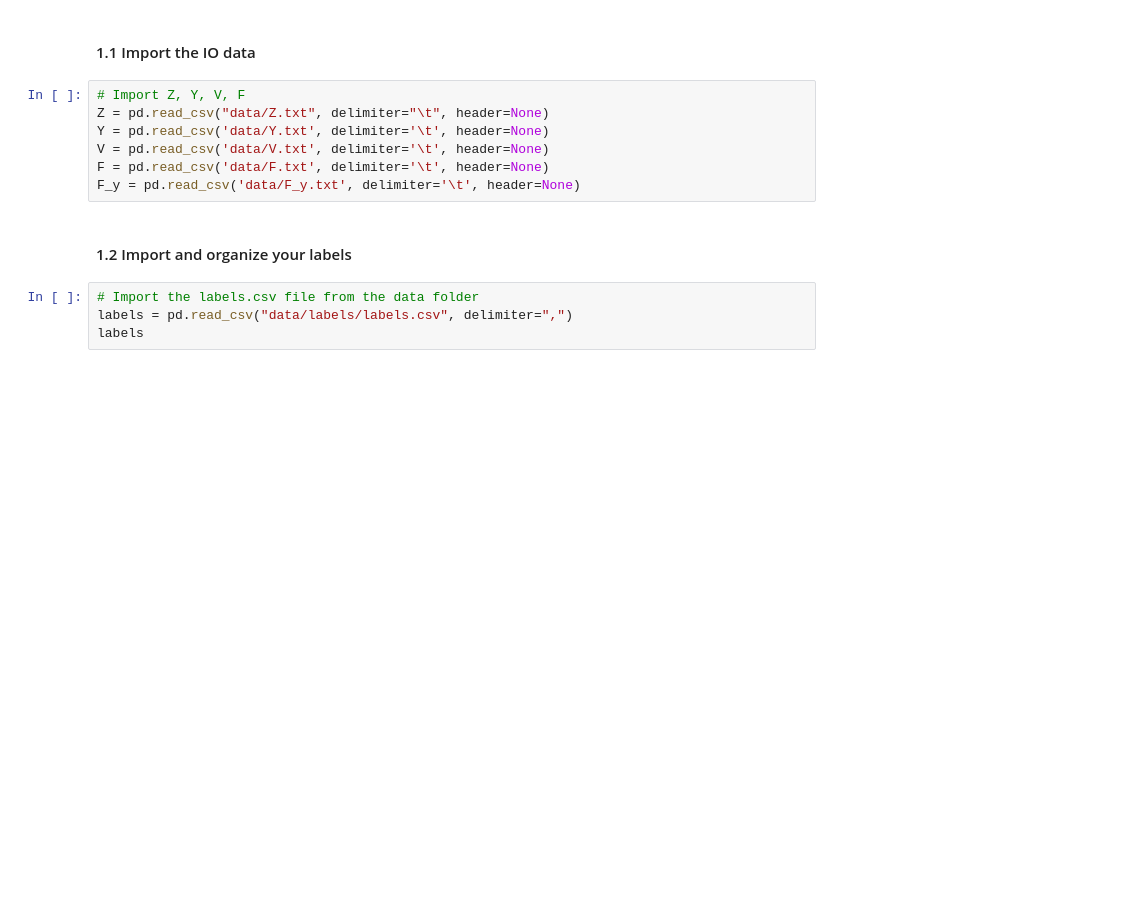
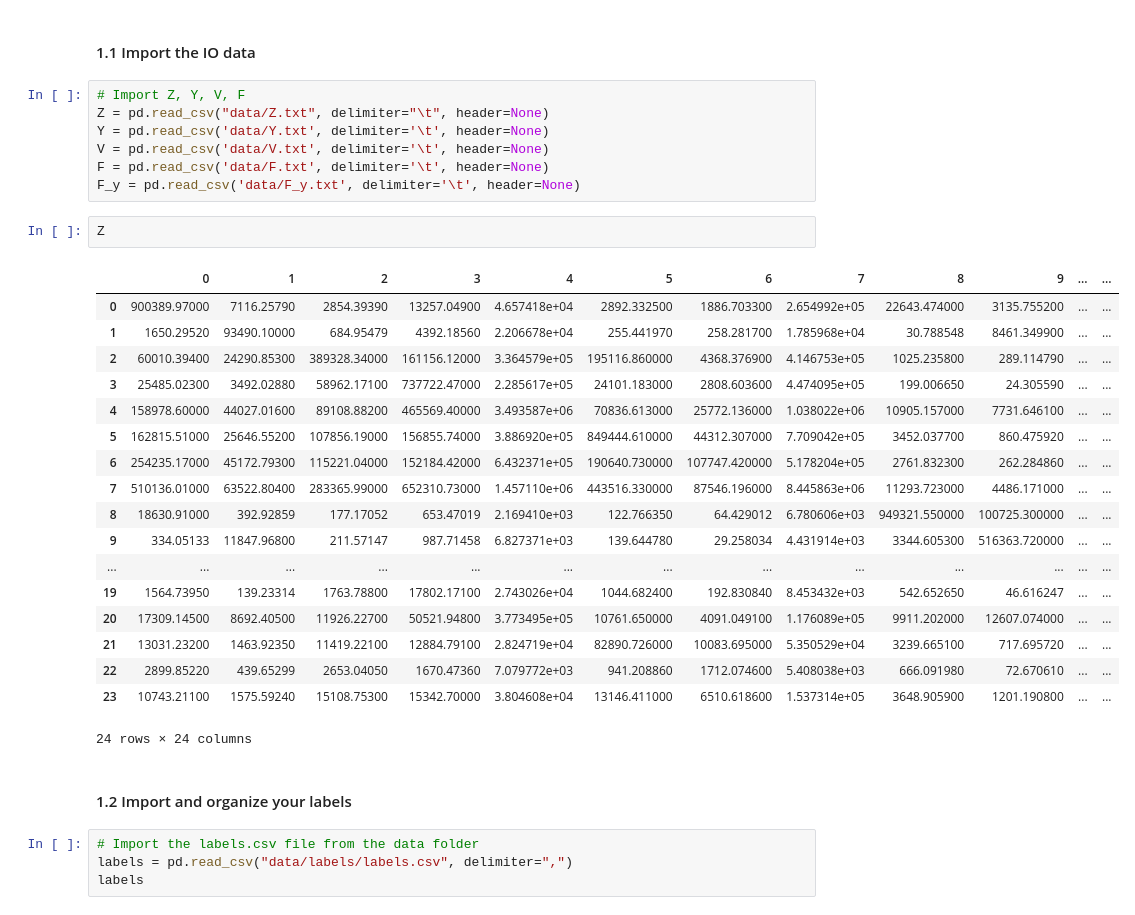
Before and after one commit to CMLPlatform/advanced_EEIO_course_student_version, a Jupyter notebook: national_enviro_footprint/nat_enviro_footprint.ipynb, the cells around one changed output. Drawn from its saved outputs; the diff is of its cells as text; blank space fills up the shorter version.

```diff
--- a/national_enviro_footprint/nat_enviro_footprint.ipynb
+++ b/national_enviro_footprint/nat_enviro_footprint.ipynb
@@ -25,6 +25,27 @@ Y = pd.read_csv('data/Y.txt', delimiter='\t', header=None)
 V = pd.read_csv('data/V.txt', delimiter='\t', header=None)
 F = pd.read_csv('data/F.txt', delimiter='\t', header=None)
 F_y = pd.read_csv('data/F_y.txt', delimiter='\t', header=None)
+# %%
+Z
+# %% [output]
+|  | 0 | 1 | 2 | 3 | 4 | 5 | 6 | 7 | 8 | 9 | ... | ... |
+| 0 | 900389.97000 | 7116.25790 | 2854.39390 | 13257.04900 | 4.657418e+04 | 2892.332500 | 1886.703300 | 2.654992e+05 | 22643.474000 | 3135.755200 | ... | ... |
+| 1 | 1650.29520 | 93490.10000 | 684.95479 | 4392.18560 | 2.206678e+04 | 255.441970 | 258.281700 | 1.785968e+04 | 30.788548 | 8461.349900 | ... | ... |
+| 2 | 60010.39400 | 24290.85300 | 389328.34000 | 161156.12000 | 3.364579e+05 | 195116.860000 | 4368.376900 | 4.146753e+05 | 1025.235800 | 289.114790 | ... | ... |
+| 3 | 25485.02300 | 3492.02880 | 58962.17100 | 737722.47000 | 2.285617e+05 | 24101.183000 | 2808.603600 | 4.474095e+05 | 199.006650 | 24.305590 | ... | ... |
+| 4 | 158978.60000 | 44027.01600 | 89108.88200 | 465569.40000 | 3.493587e+06 | 70836.613000 | 25772.136000 | 1.038022e+06 | 10905.157000 | 7731.646100 | ... | ... |
+| 5 | 162815.51000 | 25646.55200 | 107856.19000 | 156855.74000 | 3.886920e+05 | 849444.610000 | 44312.307000 | 7.709042e+05 | 3452.037700 | 860.475920 | ... | ... |
+| 6 | 254235.17000 | 45172.79300 | 115221.04000 | 152184.42000 | 6.432371e+05 | 190640.730000 | 107747.420000 | 5.178204e+05 | 2761.832300 | 262.284860 | ... | ... |
+| 7 | 510136.01000 | 63522.80400 | 283365.99000 | 652310.73000 | 1.457110e+06 | 443516.330000 | 87546.196000 | 8.445863e+06 | 11293.723000 | 4486.171000 | ... | ... |
+| 8 | 18630.91000 | 392.92859 | 177.17052 | 653.47019 | 2.169410e+03 | 122.766350 | 64.429012 | 6.780606e+03 | 949321.550000 | 100725.300000 | ... | ... |
+| 9 | 334.05133 | 11847.96800 | 211.57147 | 987.71458 | 6.827371e+03 | 139.644780 | 29.258034 | 4.431914e+03 | 3344.605300 | 516363.720000 | ... | ... |
+| ... | ... | ... | ... | ... | ... | ... | ... | ... | ... | ... | ... | ... |
+| 19 | 1564.73950 | 139.23314 | 1763.78800 | 17802.17100 | 2.743026e+04 | 1044.682400 | 192.830840 | 8.453432e+03 | 542.652650 | 46.616247 | ... | ... |
+| 20 | 17309.14500 | 8692.40500 | 11926.22700 | 50521.94800 | 3.773495e+05 | 10761.650000 | 4091.049100 | 1.176089e+05 | 9911.202000 | 12607.074000 | ... | ... |
+| 21 | 13031.23200 | 1463.92350 | 11419.22100 | 12884.79100 | 2.824719e+04 | 82890.726000 | 10083.695000 | 5.350529e+04 | 3239.665100 | 717.695720 | ... | ... |
+| 22 | 2899.85220 | 439.65299 | 2653.04050 | 1670.47360 | 7.079772e+03 | 941.208860 | 1712.074600 | 5.408038e+03 | 666.091980 | 72.670610 | ... | ... |
+| 23 | 10743.21100 | 1575.59240 | 15108.75300 | 15342.70000 | 3.804608e+04 | 13146.411000 | 6510.618600 | 1.537314e+05 | 3648.905900 | 1201.190800 | ... | ... |
+24 rows × 24 columns
 # %% [markdown]
 #### 1.2 Import and organize your labels
 # %%
```
Also changed, not shown: parts of 46 cells of this notebook, 2 other files.
